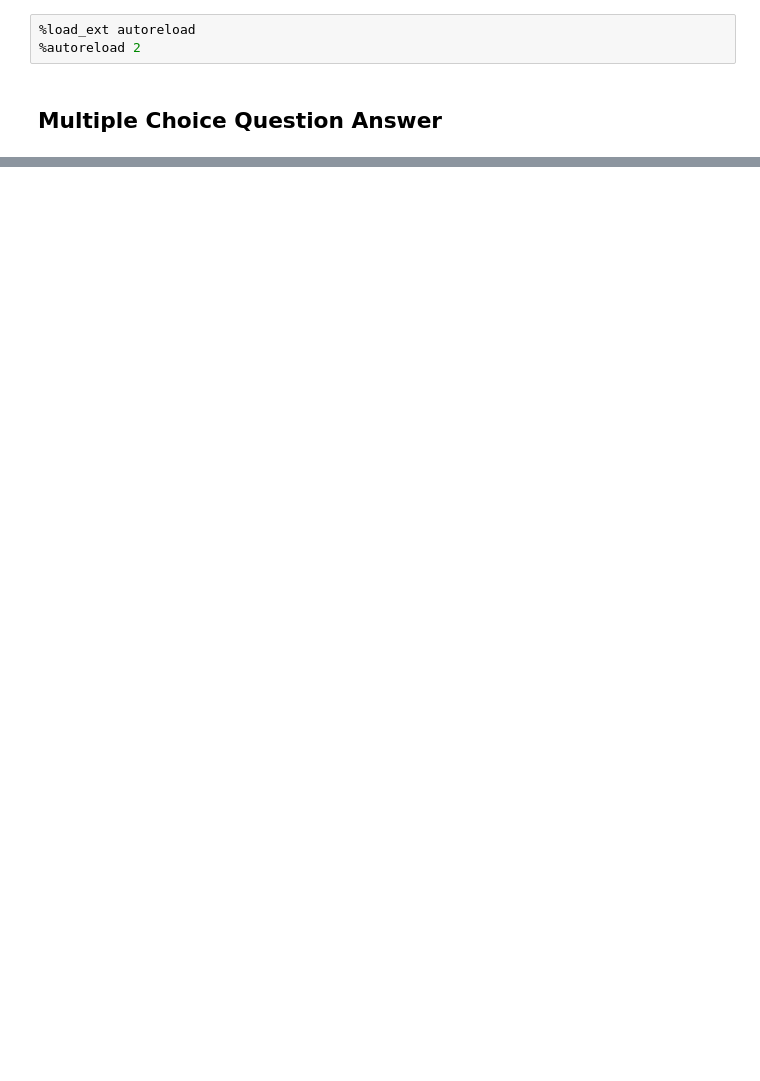
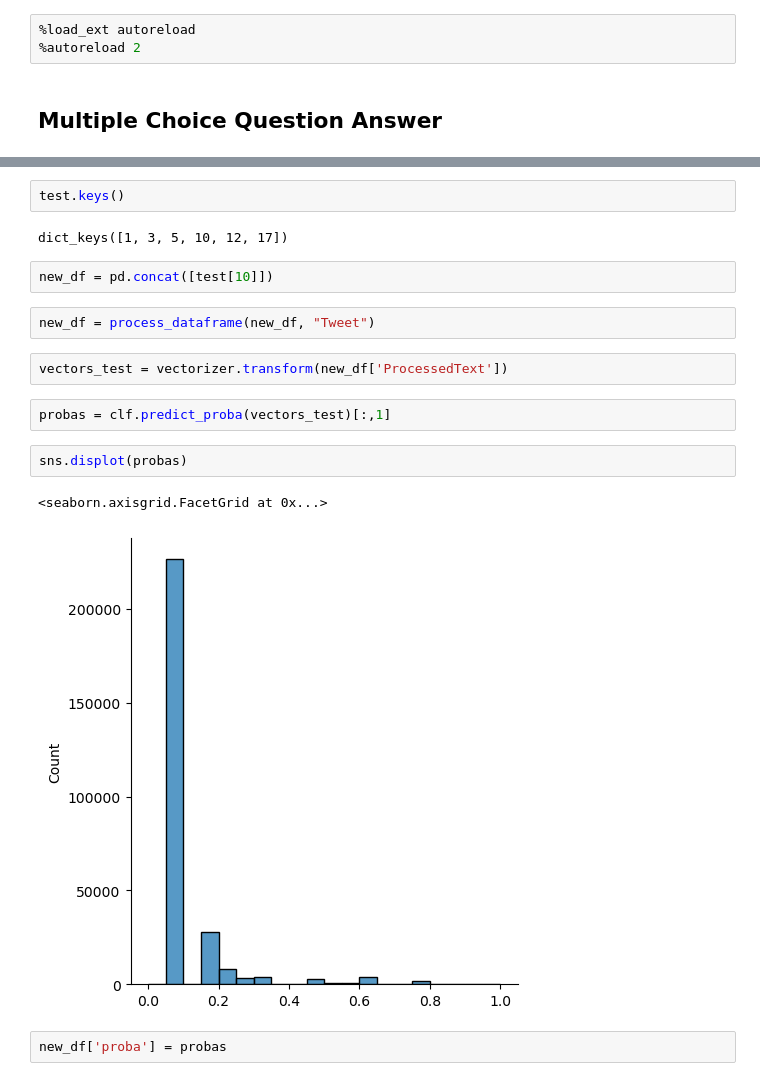
Before and after one commit to peulsilva/sub-event-detection, a Jupyter notebook: notebooks/08-mcqa.ipynb, the cells around one changed output, grey strips where cells are left out. Saved outputs shown, nothing was run; the diff lists cells and outputs as text; blank space fills up the shorter version.

```diff
--- a/notebooks/08-mcqa.ipynb
+++ b/notebooks/08-mcqa.ipynb
@@ -190,0 +188,19 @@ Name: count, dtype: int64
+# %%
+test.keys()
+# %% [output]
+dict_keys([1, 3, 5, 10, 12, 17])
+# %%
+new_df = pd.concat([test[10]])
+# %%
+new_df = process_dataframe(new_df, "Tweet")
+# %%
+vectors_test = vectorizer.transform(new_df['ProcessedText'])
+# %%
+probas = clf.predict_proba(vectors_test)[:,1]
+# %%
+sns.displot(probas)
+# %% [output]
+<seaborn.axisgrid.FacetGrid at 0x...>
+[figure, added]
+# %%
+new_df['proba'] = probas
```
Also changed, not shown: parts of 32 cells of this notebook, 22 other files.
